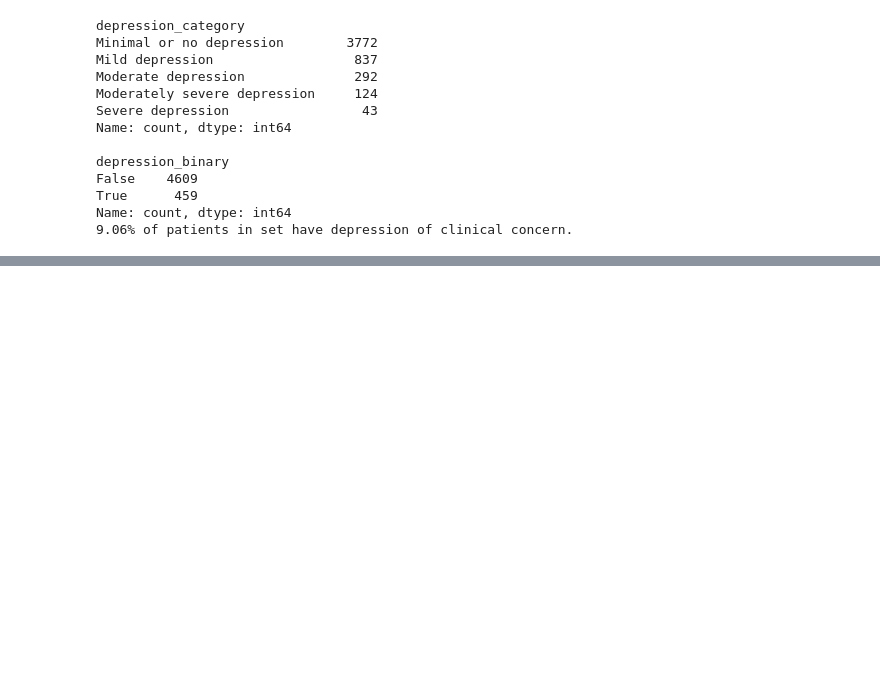
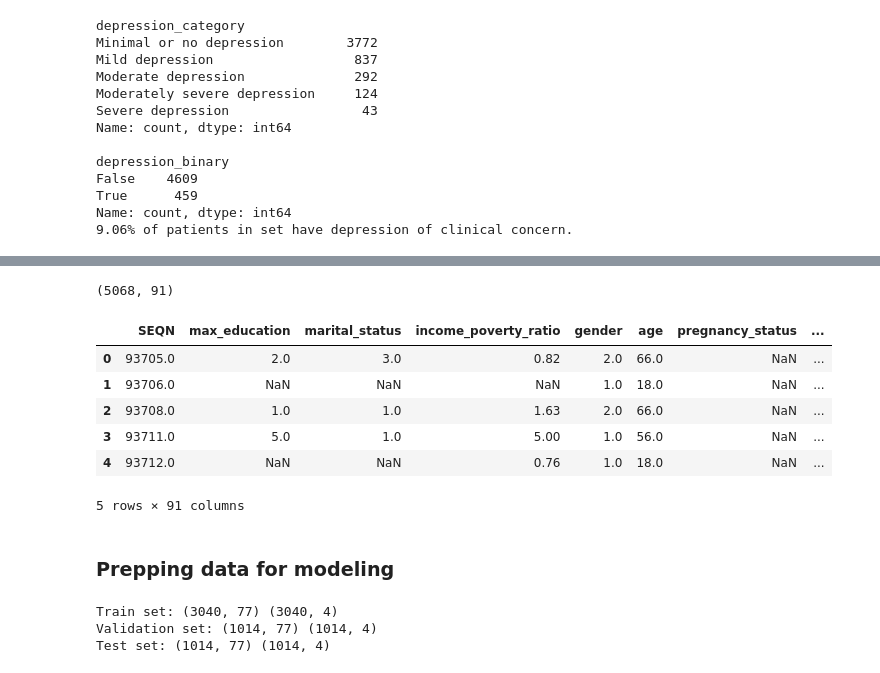
Before and after one commit to natdosan/data207-final-prject, a Jupyter notebook: data/data_prep.ipynb, the cells around one changed output, grey strips where cells are left out. Saved outputs shown, nothing was run; the diff lists cells and outputs as text; code cells hidden in the pictures; blank space fills up the shorter version.

```diff
--- a/data/data_prep.ipynb
+++ b/data/data_prep.ipynb
@@ -268,6 +290,15 @@ df = merged_selected.copy()
 
 # select feature columns
 df = df[feature_cols]
+# %%
+# join outputs so that we select for patients who did the DPQ-9, and get our labels
+
+outputs = merged_outputs.copy()
+
+df = df.merge(outputs, on = 'SEQN')
+df.shape
+# %% [output]
+(5068, 91)
 # %%
 # Some questionnaire responses should be mapped to Null values
 remap_null_cols = codebook[codebook['Missing Data Remap?'] == True]['Column Alias'].values
@@ -290,3 +315,15 @@ df = df.merge(outputs, on = 'SEQN')
 # %%
 # write this output to a parquet for EDA
 df.to_parquet('compiled_data.parquet', compression='snappy')
+# %%
+df.head()
+# %% [output]
+|  | SEQN | max_education | marital_status | income_poverty_ratio | gender | age | pregnancy_status | ... |
+| 0 | 93705.0 | 2.0 | 3.0 | 0.82 | 2.0 | 66.0 | NaN | ... |
+| 1 | 93706.0 | NaN | NaN | NaN | 1.0 | 18.0 | NaN | ... |
+| 2 | 93708.0 | 1.0 | 1.0 | 1.63 | 2.0 | 66.0 | NaN | ... |
+| 3 | 93711.0 | 5.0 | 1.0 | 5.00 | 1.0 | 56.0 | NaN | ... |
+| 4 | 93712.0 | NaN | NaN | 0.76 | 1.0 | 18.0 | NaN | ... |
+5 rows × 91 columns
+# %% [markdown]
+### Prepping data for modeling
@@ -293 +341,18 @@ df.to_parquet('compiled_data.parquet', compression='snappy')
+# %%
+# train/test/val splits
+
+# First split: 60% train, 40% test/val
+X_train, X_temp, Y_train, Y_temp = train_test_split(features, labels, test_size=0.4, random_state=1234)
+
+# Second split: split the 40% into 50% val and 50% test
+X_val, X_test, Y_val, Y_test = train_test_split(X_temp, Y_temp, test_size=0.5, random_state=1234)
+
+# print shapes
+print("Train set:", X_train.shape, Y_train.shape)
+print("Validation set:", X_val.shape, Y_val.shape)
+print("Test set:", X_test.shape, Y_test.shape)
+# %% [output]
+Train set: (3040, 77) (3040, 4)
+Validation set: (1014, 77) (1014, 4)
+Test set: (1014, 77) (1014, 4)
 # %%
```
Also changed, not shown: parts of 20 cells of this notebook, 10 other files.
